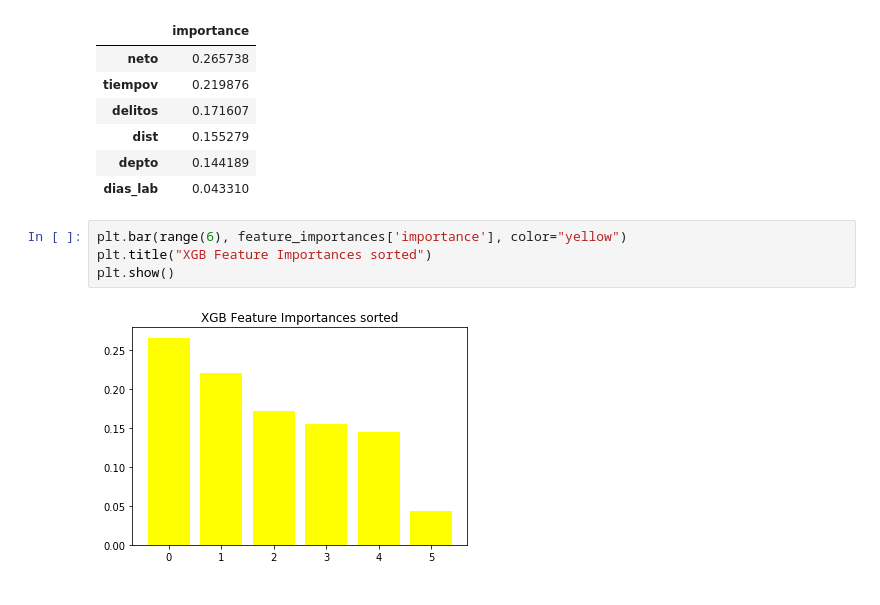
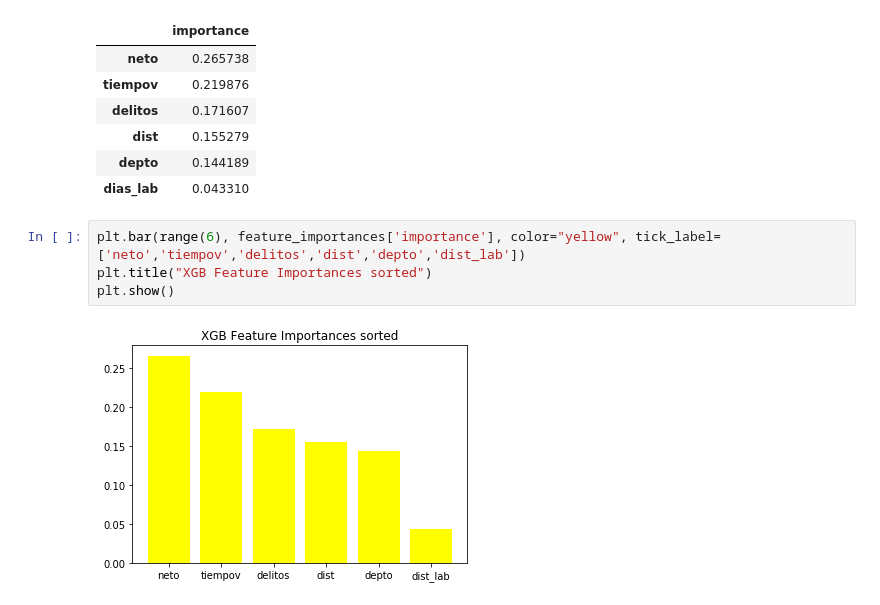
Before and after one commit to mmastermind/HR_Boost, a Jupyter notebook: HR_Boost/HR_Boost/Deep_learning_acumulados-Copy5.ipynb, the cells around one changed output. Drawn from its saved outputs; the diff is of its cells as text.

```diff
--- a/HR_Boost/HR_Boost/Deep_learning_acumulados-Copy5.ipynb
+++ b/HR_Boost/HR_Boost/Deep_learning_acumulados-Copy5.ipynb
@@ -302,8 +301,8 @@ feature_importances
 | depto | 0.144189 |
 | dias_lab | 0.043310 |
 # %%
-plt.bar(range(6), feature_importances['importance'], color="yellow")
+plt.bar(range(6), feature_importances['importance'], color="yellow", tick_label=['neto','tiempov','delitos','dist','depto','dist_lab'])
 plt.title("XGB Feature Importances sorted")
 plt.show()
 # %% [output]
-[figure, old version]
+[figure, new version]
```
Also changed, not shown: parts of 13 cells of this notebook, 7 other files.
